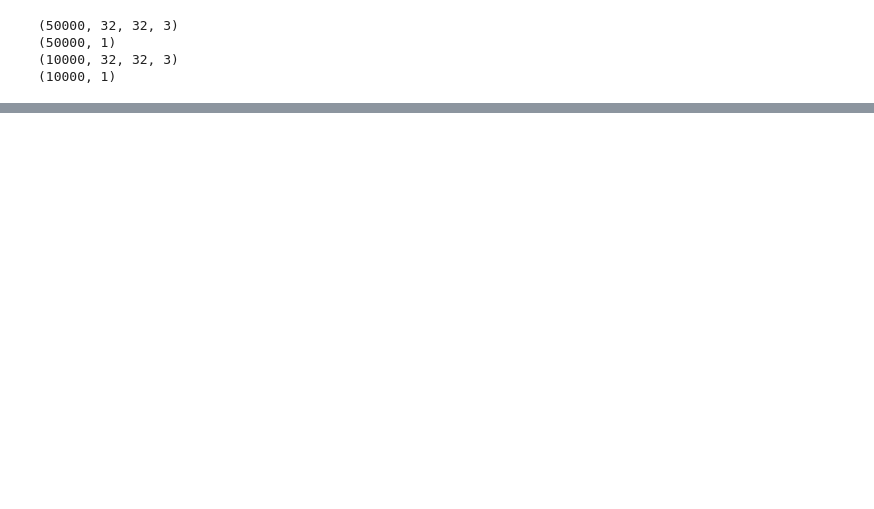
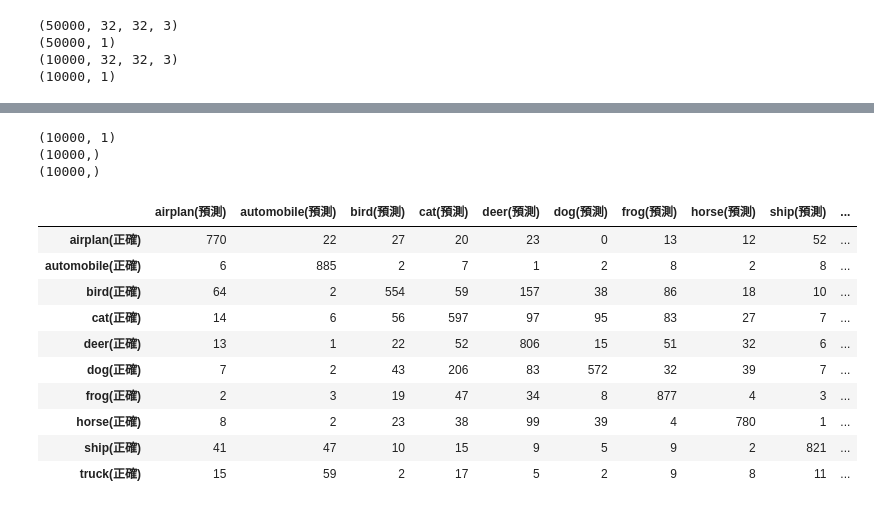
Before and after one commit to tim530712345/20210623_DeepLearning, a Jupyter notebook: cifar10.ipynb, the cells around one changed output, grey strips where cells are left out. Cells and saved outputs as stored; diff of their text form; code cells hidden in the pictures; blank space fills up the shorter version.

```diff
--- a/cifar10.ipynb
+++ b/cifar10.ipynb
@@ -43,0 +99,19 @@ frog
+# %%
+from tensorflow.keras.callbacks import EarlyStopping, ModelCheckpoint
+# validation_split: 切出一些驗證資料來做驗證(0.1: 54000筆資料訓練)
+# epochs: 看幾輪(10輪: 54000 * 10)
+# batch_size: 看了多少筆再做一次梯度調整(看圖片大小, 圖片小(20*20):200, 圖片大(200*200):20)
+# 200batch, 10epoch: 54000 * 10 / 200 -> 2700(梯度調整)
+# verbose: 0(無聲) 1(最詳細) 2(沒有進度條)
+callbacks = [
+    EarlyStopping(patience=5, restore_best_weights=True),
+    ModelCheckpoint("cnn.h5", save_best_only=True)
+]
+# h5: https://www.hdfgroup.org/downloads/hdfview/
+model.fit(x_train_norm,
+          y_train,
+          validation_split=0.1,
+          epochs=100,
+          batch_size=200,
+          verbose=2,
+          callbacks=callbacks)
@@ -43,0 +142,36 @@ frog
+# %%
+print(y_test.shape)
+print(pre.shape)
+# -1: 叫他幫你算 10000 * 1 = -1(?)
+y_test_r = y_test.reshape(-1)
+print(y_test_r.shape)
+# %% [output]
+(10000, 1)
+(10000,)
+(10000,)
+# %%
+import pandas as pd
+from sklearn.metrics import confusion_matrix
+# predict_proba -> predict
+# predict -> predict_classes
+# 只要在tensorflow: 就帶one-hot y_test_cat
+# 不在: 帶原本 y_test
+pre = model.predict_classes(x_test_norm)
+mat = confusion_matrix(y_test_r, pre)
+pd.DataFrame(
+    mat,
+    columns=["{}(預測)".format(names[i]) for i in range(10)],
+    index=["{}(正確)".format(names[i]) for i in range(10)]
+    )
+# %% [output]
+|  | airplan(預測) | automobile(預測) | bird(預測) | cat(預測) | deer(預測) | dog(預測) | frog(預測) | horse(預測) | ship(預測) | ... |
+| airplan(正確) | 770 | 22 | 27 | 20 | 23 | 0 | 13 | 12 | 52 | ... |
+| automobile(正確) | 6 | 885 | 2 | 7 | 1 | 2 | 8 | 2 | 8 | ... |
+| bird(正確) | 64 | 2 | 554 | 59 | 157 | 38 | 86 | 18 | 10 | ... |
+| cat(正確) | 14 | 6 | 56 | 597 | 97 | 95 | 83 | 27 | 7 | ... |
+| deer(正確) | 13 | 1 | 22 | 52 | 806 | 15 | 51 | 32 | 6 | ... |
+| dog(正確) | 7 | 2 | 43 | 206 | 83 | 572 | 32 | 39 | 7 | ... |
+| frog(正確) | 2 | 3 | 19 | 47 | 34 | 8 | 877 | 4 | 3 | ... |
+| horse(正確) | 8 | 2 | 23 | 38 | 99 | 39 | 4 | 780 | 1 | ... |
+| ship(正確) | 41 | 47 | 10 | 15 | 9 | 5 | 9 | 2 | 821 | ... |
+| truck(正確) | 15 | 59 | 2 | 17 | 5 | 2 | 9 | 8 | 11 | ... |
```
Also changed, not shown: parts of 8 cells of this notebook.
